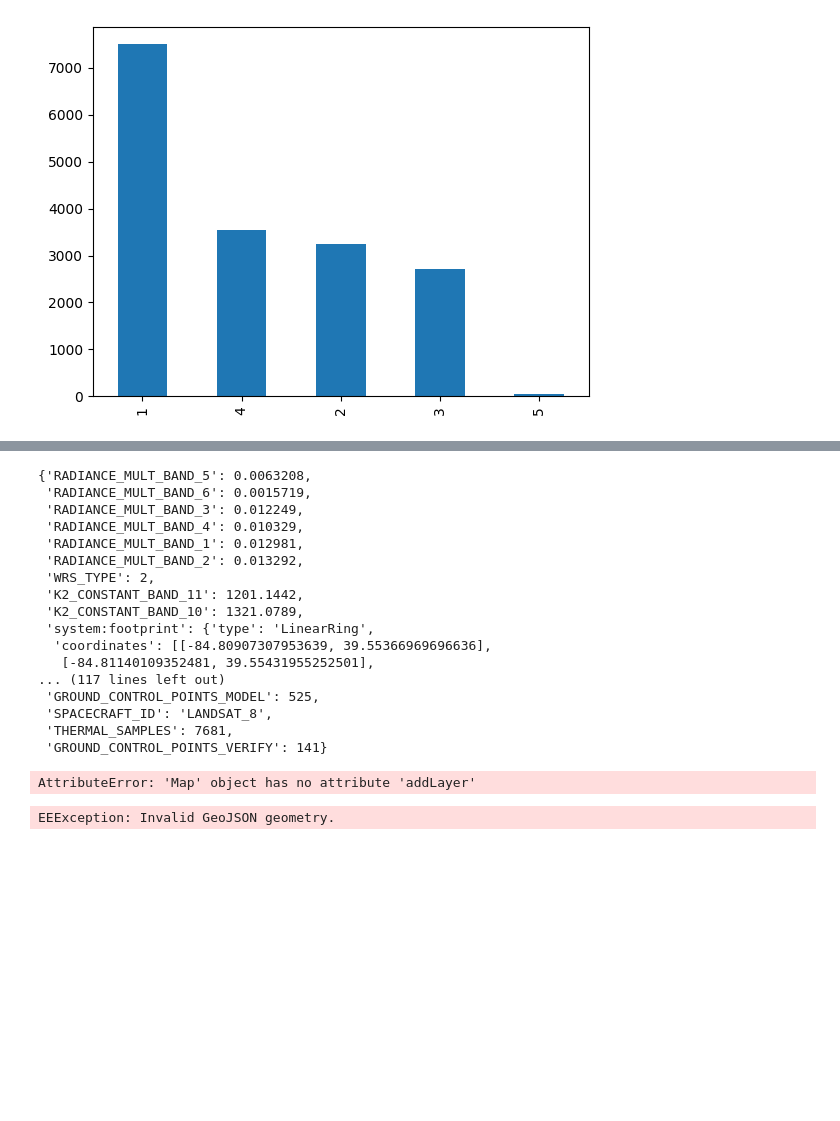
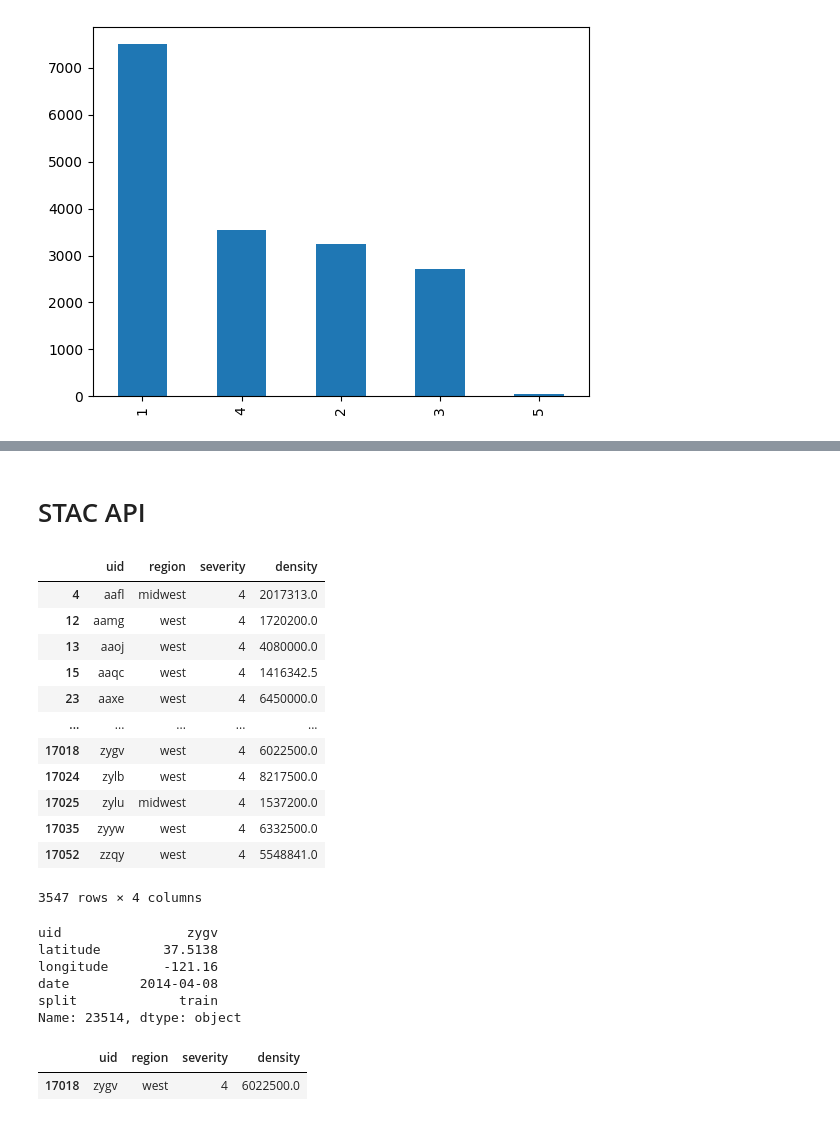
Before and after one commit to k-loki/Algal-bloom-Identification, a Jupyter notebook: notebooks/pull_data.ipynb, the cells around one changed output, grey strips where cells are left out. Drawn from its saved outputs; the diff is of its cells as text; code cells hidden in the pictures; blank space fills up the shorter version.

```diff
--- a/notebooks/pull_data.ipynb
+++ b/notebooks/pull_data.ipynb
@@ -202,39 +139,2 @@ dict_keys(['type', 'bands', 'id', 'version', 'properties'])
-# %%
-img_info['features'][14]['properties']
-# %% [output]
-{'RADIANCE_MULT_BAND_5': 0.0063208,
- 'RADIANCE_MULT_BAND_6': 0.0015719,
- 'RADIANCE_MULT_BAND_3': 0.012249,
- 'RADIANCE_MULT_BAND_4': 0.010329,
- 'RADIANCE_MULT_BAND_1': 0.012981,
- 'RADIANCE_MULT_BAND_2': 0.013292,
- 'WRS_TYPE': 2,
- 'K2_CONSTANT_BAND_11': 1201.1442,
- 'K2_CONSTANT_BAND_10': 1321.0789,
- 'system:footprint': {'type': 'LinearRing',
-  'coordinates': [[-84.80907307953639, 39.55366969696636],
-   [-84.81140109352481, 39.55431955252501],
-... (117 lines left out)
- 'GROUND_CONTROL_POINTS_MODEL': 525,
- 'SPACECRAFT_ID': 'LANDSAT_8',
- 'THERMAL_SAMPLES': 7681,
- 'GROUND_CONTROL_POINTS_VERIFY': 141}
-# %%
-image = ee.Image('LANDSAT/LC08/C02/T1_TOA/LC08_044034_20140318')
-image_viz_params = {
-    'bands': ['B5', 'B4', 'B3'],
-    'min': 0,
-    'max': 0.5,
-    'gamma': [0.95, 1.1, 1]
-}
-
-map_l8 = folium.Map(location=[37.5010, -122.1899], zoom_start=10)
-map_l8.addLayer(image, image_viz_params, 'false color composite')
-display(map_l8)
-# image.getInfo()
-# %% [output]
-AttributeError: 'Map' object has no attribute 'addLayer'
-# %%
-landsat_8_data.filterBounds(get_bufferbox(lat, long))
-# %% [output]
-EEException: Invalid GeoJSON geometry.
+# %% [markdown]
+# STAC API
@@ -240,0 +148,31 @@ EEException: Invalid GeoJSON geometry.
+# %%
+train_labels[train_labels.severity == 4]
+# %% [output]
+|  | uid | region | severity | density |
+| 4 | aafl | midwest | 4 | 2017313.0 |
+| 12 | aamg | west | 4 | 1720200.0 |
+| 13 | aaoj | west | 4 | 4080000.0 |
+| 15 | aaqc | west | 4 | 1416342.5 |
+| 23 | aaxe | west | 4 | 6450000.0 |
+| ... | ... | ... | ... | ... |
+| 17018 | zygv | west | 4 | 6022500.0 |
+| 17024 | zylb | west | 4 | 8217500.0 |
+| 17025 | zylu | midwest | 4 | 1537200.0 |
+| 17035 | zyyw | west | 4 | 6332500.0 |
+| 17052 | zzqy | west | 4 | 5548841.0 |
+3547 rows × 4 columns
+# %%
+example_row = metadata[metadata.uid == "zygv"].iloc[0]
+example_row
+# %% [output]
+uid                zygv
+latitude        37.5138
+longitude       -121.16
+date         2014-04-08
+split             train
+Name: 23514, dtype: object
+# %%
+train_labels[train_labels.uid == 'zygv']
+# %% [output]
+|  | uid | region | severity | density |
+| 17018 | zygv | west | 4 | 6022500.0 |
```
Also changed, not shown: parts of 35 cells of this notebook.
